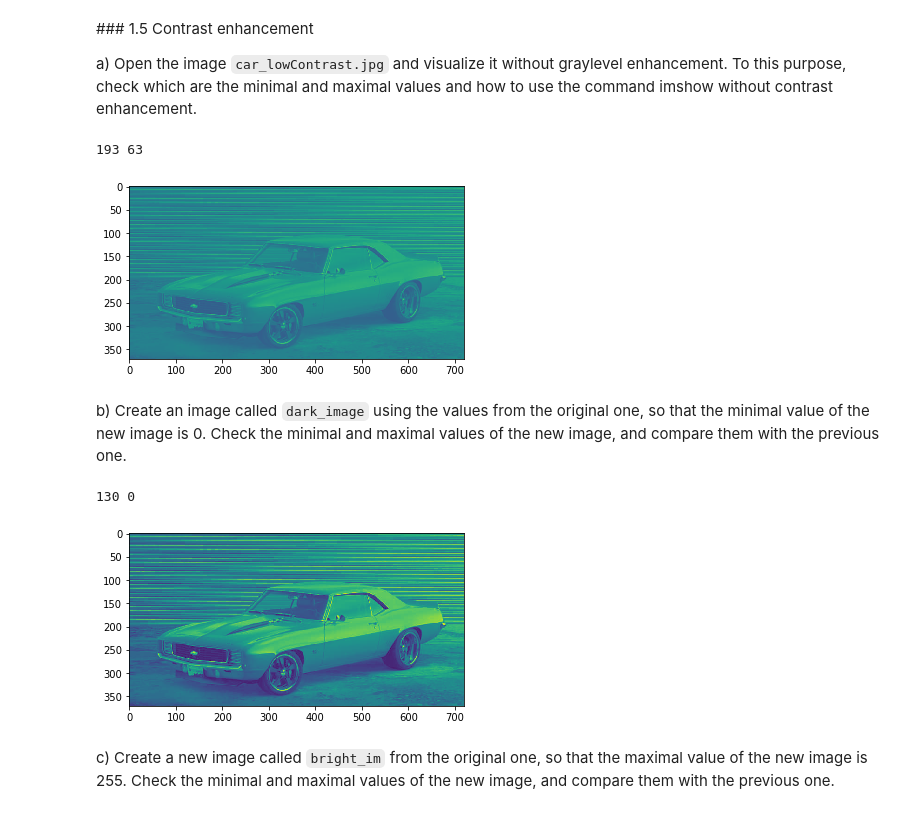
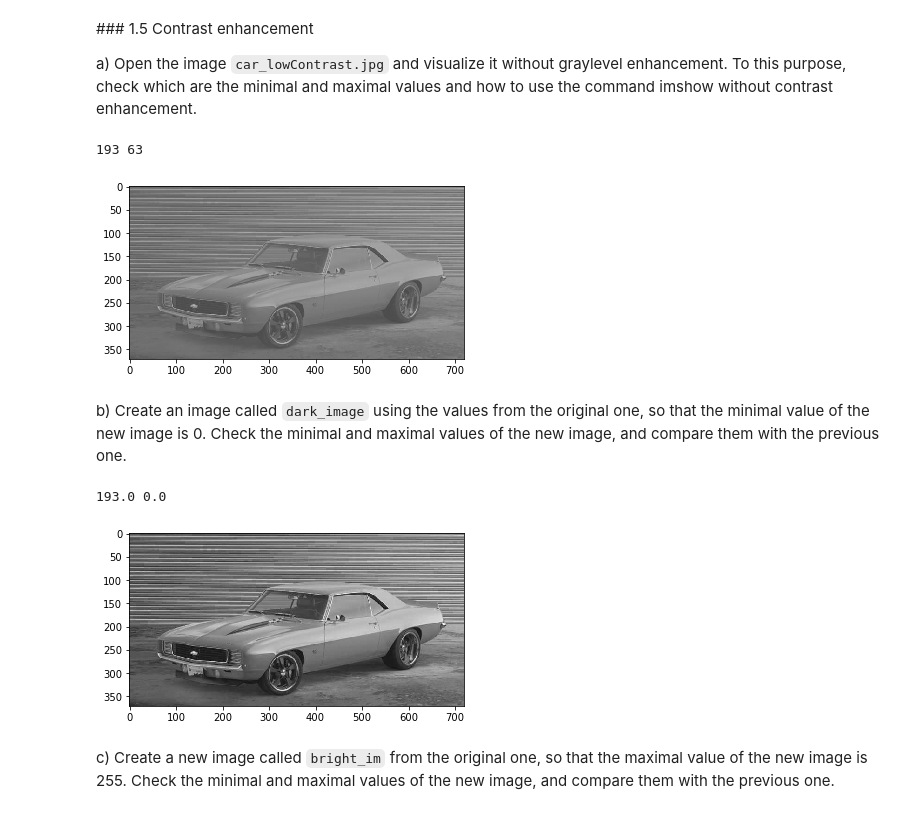
Before and after one commit to thefogui/Practica1VA, a Jupyter notebook: p1.ipynb, the cells around one changed output. Cells and saved outputs as stored; diff of their text form; code cells hidden in the pictures.

```diff
--- a/p1.ipynb
+++ b/p1.ipynb
@@ -146,20 +169,22 @@ a) Open the image `car_lowContrast.jpg` and visualize it without graylevel enhan
 # %%
 car = io.imread('images/car_lowContrast.jpg')
 print(car.max(), car.min())
-plt.imshow(car, vmin=0, vmax=255)
+plt.imshow(car, vmin=0, vmax=255, cmap='gray')
 plt.show()
 # %% [output]
 193 63
-[figure, old version]
+[figure, new version]
 # %% [markdown]
 b) Create an image called `dark_image` using the  values from the original one, so that the minimal value of the new image is 0. Check the minimal and maximal values of the new image, and compare them with the previous one.
 # %%
-dark_image = car-car.min()
+max_car = car.max()
+min_car = car.min()
+dark_image = (car-min_car)*((max_car-0)/(max_car-min_car))+0
 print(dark_image.max(), dark_image.min())
-plt.imshow(dark_image)
+plt.imshow(dark_image, cmap='gray')
 plt.show()
 # %% [output]
-130 0
+193.0 0.0
-[figure, old version]
+[figure, new version]
 # %% [markdown]
 c) Create a new image called `bright_im` from the original one, so that the maximal value of the new image is 255. Check the minimal and maximal values of the new image, and compare them with the previous one.
```
Also changed, not shown: parts of 4 cells of this notebook.
